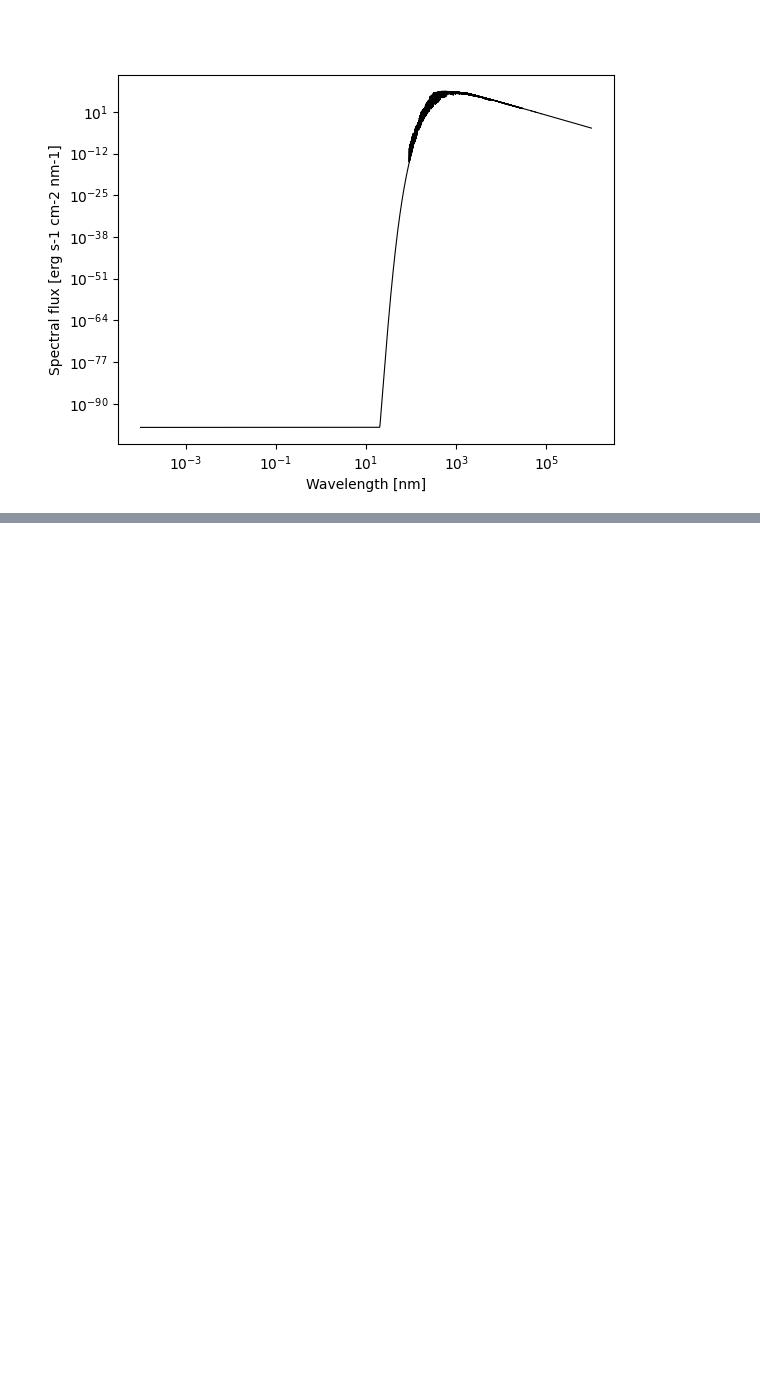
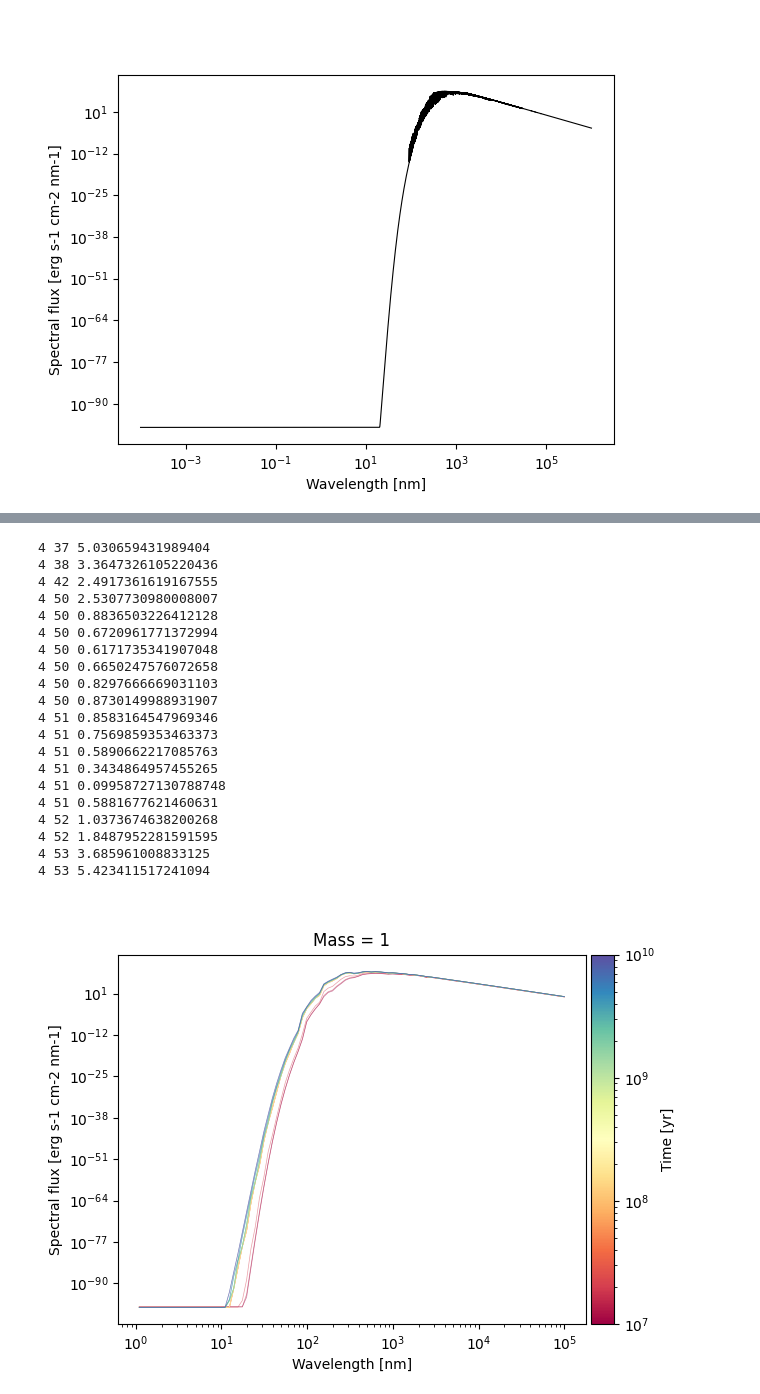
Before and after one commit to nichollsh/MITHRA, a Jupyter notebook: test.ipynb, the cells around one changed output, grey strips where cells are left out. Cells and saved outputs as stored; diff of their text form; code cells hidden in the pictures; blank space fills up the shorter version.

```diff
--- a/test.ipynb
+++ b/test.ipynb
@@ -97,0 +55,50 @@ plt.show()
+# %%
+fig,ax = plt.subplots(1,1)
+
+tarr = np.logspace(7,10,20)
+
+mass = 1.0
+
+cmap= plt.cm.Spectral
+norm = mpl.colors.LogNorm(vmin=tarr[0], vmax=tarr[-1])
+sm = mpl.cm.ScalarMappable(cmap=cmap, norm=norm)
+sm.set_array([])
+
+for time in tarr:
+
+    out = tracks.get_params_bhac(tr, mass, time, ["Teff","logg"])
+
+    w,f = spec.get_spec_from_interp((v,x,y,z),out[0],out[1])
+    ax.plot(w,f, color=cmap(norm(time)), alpha=0.5, lw=0.5)
+
+divider = make_axes_locatable(ax)
+cax = divider.append_axes("right", size="5%", pad=0.05)
+cbar = fig.colorbar(sm, cax=cax, orientation='vertical', label='Time [yr]')
+
+ax.set(xscale="log", yscale="log")
+ax.set(xlabel="Wavelength [nm]", ylabel="Spectral flux [erg s-1 cm-2 nm-1]")
+ax.set_title("Mass = %g"%mass)
+
+plt.show()
+# %% [output]
+4 37 5.030659431989404
+4 38 3.3647326105220436
+4 42 2.4917361619167555
+4 50 2.5307730980008007
+4 50 0.8836503226412128
+4 50 0.6720961771372994
+4 50 0.6171735341907048
+4 50 0.6650247576072658
+4 50 0.8297666669031103
+4 50 0.8730149988931907
+4 51 0.8583164547969346
+4 51 0.7569859353463373
+4 51 0.5890662217085763
+4 51 0.3434864957455265
+4 51 0.09958727130788748
+4 51 0.5881677621460631
+4 52 1.0373674638200268
+4 52 1.8487952281591595
+4 53 3.685961008833125
+4 53 5.423411517241094
+[figure, added]
```
Also changed, not shown: parts of 5 cells of this notebook, 3 other files.
